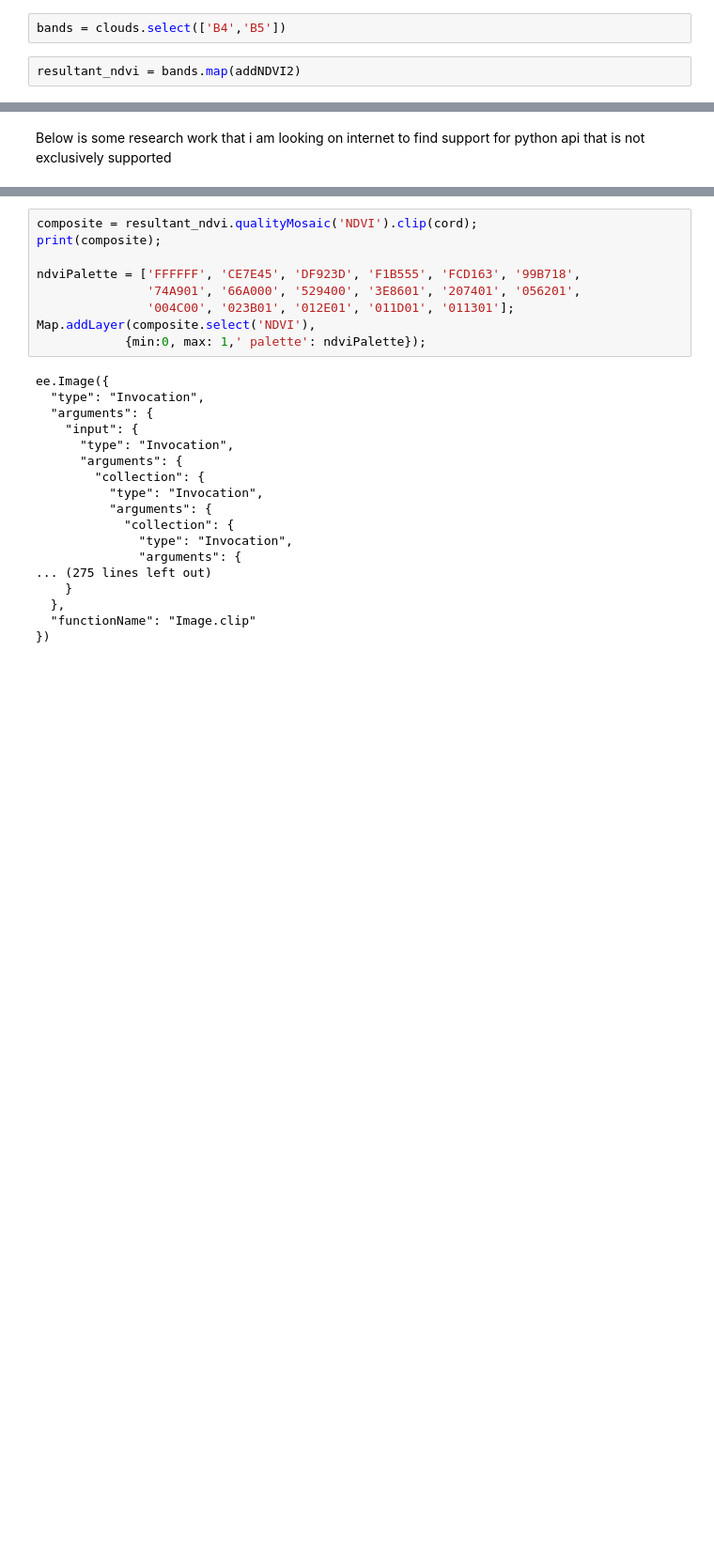
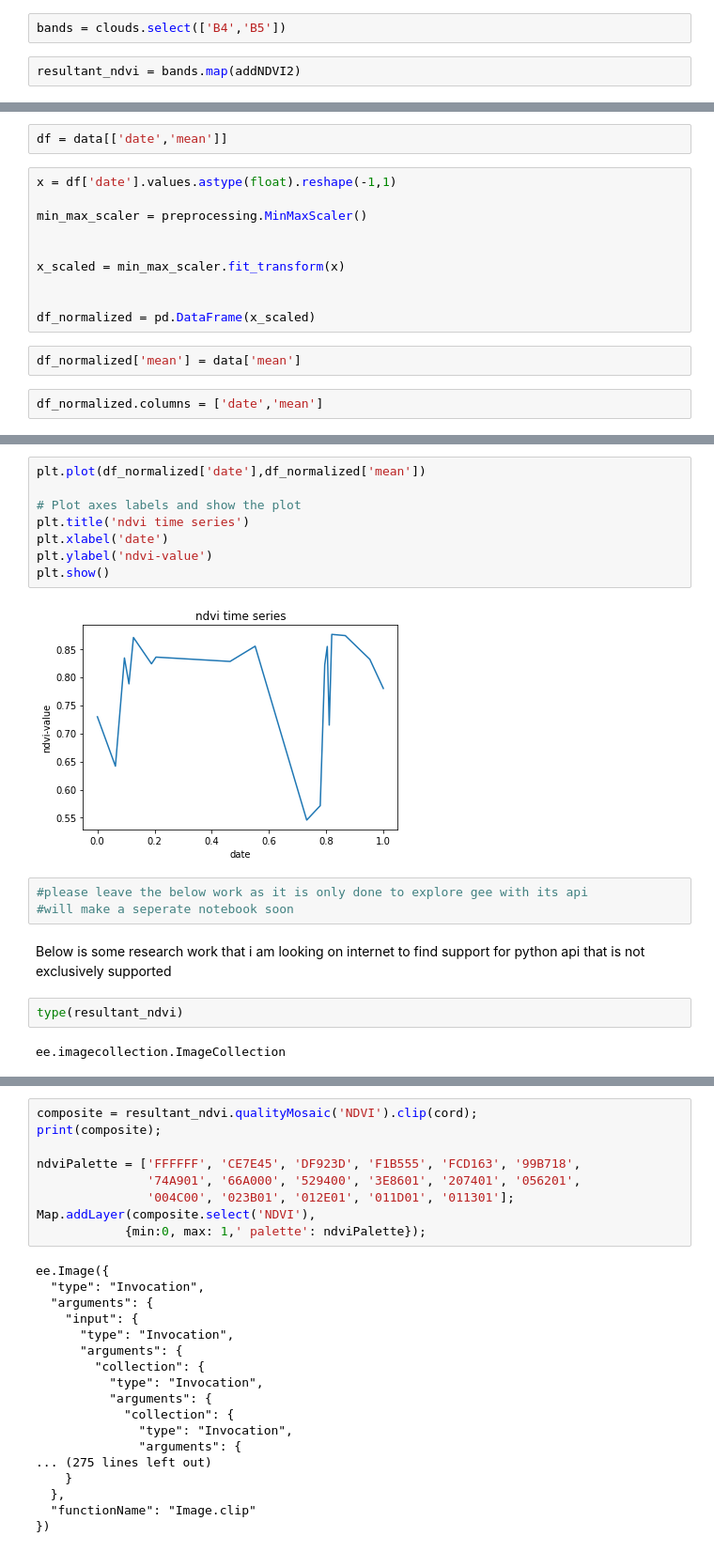
Before and after one commit to nachiketaraina/ndvi_using_gee, a Jupyter notebook: test_project.ipynb, the cells around one changed output, grey strips where cells are left out. Shown: that part at 94% size. Drawn from its saved outputs; the diff is of its cells as text; blank space fills up the shorter version.

```diff
--- a/test_project.ipynb
+++ b/test_project.ipynb
@@ -113,0 +136,16 @@ for i in range(collectionSize):
+# %%
+df = data[['date','mean']]
+# %%
+x = df['date'].values.astype(float).reshape(-1,1)
+
+min_max_scaler = preprocessing.MinMaxScaler()
+
+
+x_scaled = min_max_scaler.fit_transform(x)
+
+
+df_normalized = pd.DataFrame(x_scaled)
+# %%
+df_normalized['mean'] = data['mean']
+# %%
+df_normalized.columns = ['date','mean']
@@ -114,2 +172,19 @@ for i in range(collectionSize):
+# %%
+plt.plot(df_normalized['date'],df_normalized['mean'])
+
+# Plot axes labels and show the plot
+plt.title('ndvi time series')
+plt.xlabel('date')
+plt.ylabel('ndvi-value')
+plt.show()
+# %% [output]
+[figure, added]
+# %%
+#please leave the below work as it is only done to explore gee with its api
+#will make a seperate notebook soon
 # %% [markdown]
 Below is some research work that i am looking on internet to find support for python api that is not exclusively supported
+# %%
+type(resultant_ndvi)
+# %% [output]
+ee.imagecollection.ImageCollection
```
Also changed, not shown: parts of 46 cells of this notebook.
